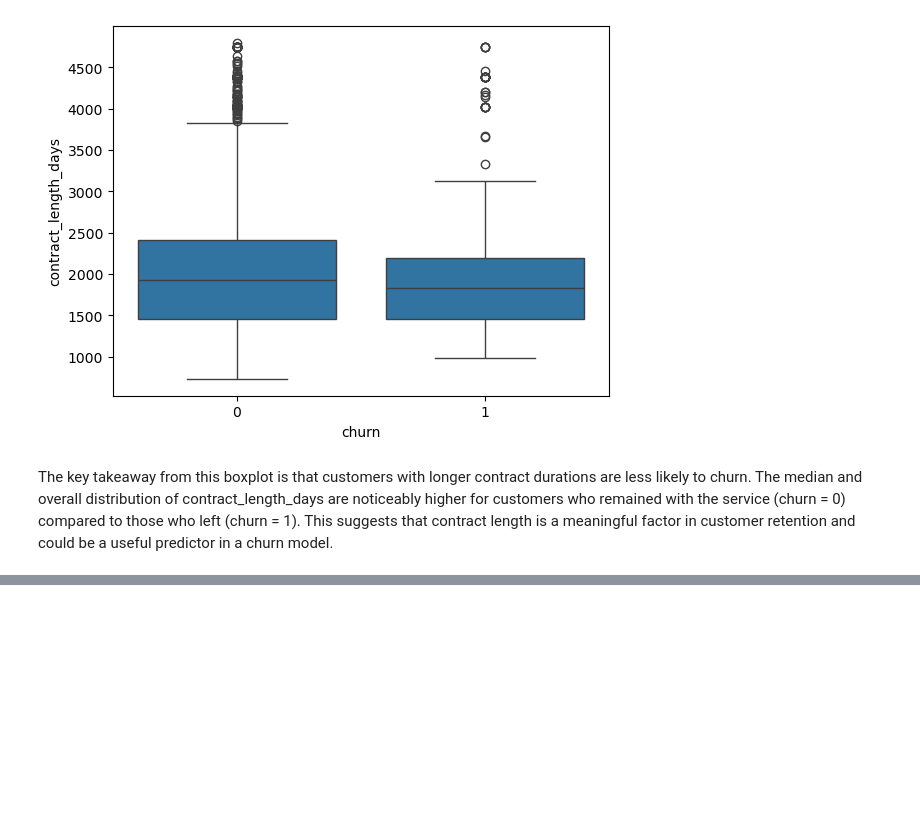
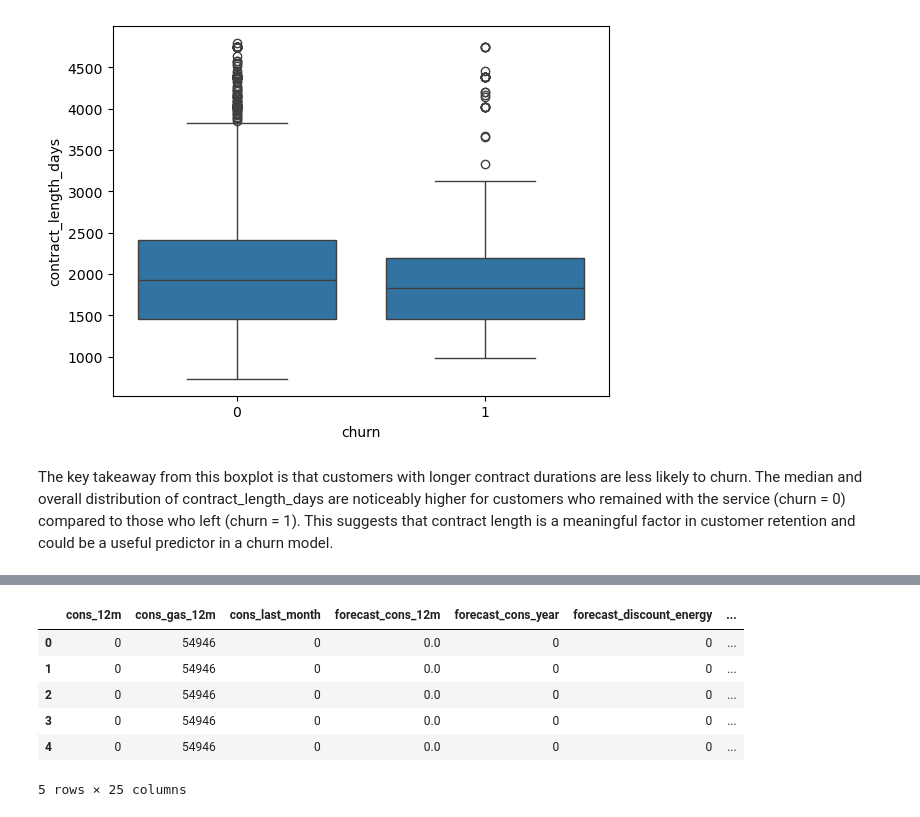
Before and after one commit to sushilXlimbu/BCG-X-Project, a Jupyter notebook: Untitled.ipynb, the cells around one changed output, grey strips where cells are left out. Drawn from its saved outputs; the diff is of its cells as text; code cells hidden in the pictures; blank space fills up the shorter version.

```diff
--- a/Untitled.ipynb
+++ b/Untitled.ipynb
@@ -131,0 +137,11 @@ The key takeaway from this boxplot is that customers with longer contract durati
+# %%
+numeric_df = merged_df.select_dtypes(include=['float64', 'int64'])
+numeric_df.head()
+# %% [output]
+|  | cons_12m | cons_gas_12m | cons_last_month | forecast_cons_12m | forecast_cons_year | forecast_discount_energy | ... |
+| 0 | 0 | 54946 | 0 | 0.0 | 0 | 0 | ... |
+| 1 | 0 | 54946 | 0 | 0.0 | 0 | 0 | ... |
+| 2 | 0 | 54946 | 0 | 0.0 | 0 | 0 | ... |
+| 3 | 0 | 54946 | 0 | 0.0 | 0 | 0 | ... |
+| 4 | 0 | 54946 | 0 | 0.0 | 0 | 0 | ... |
+5 rows × 25 columns
```
Also changed, not shown: parts of 6 cells of this notebook.
